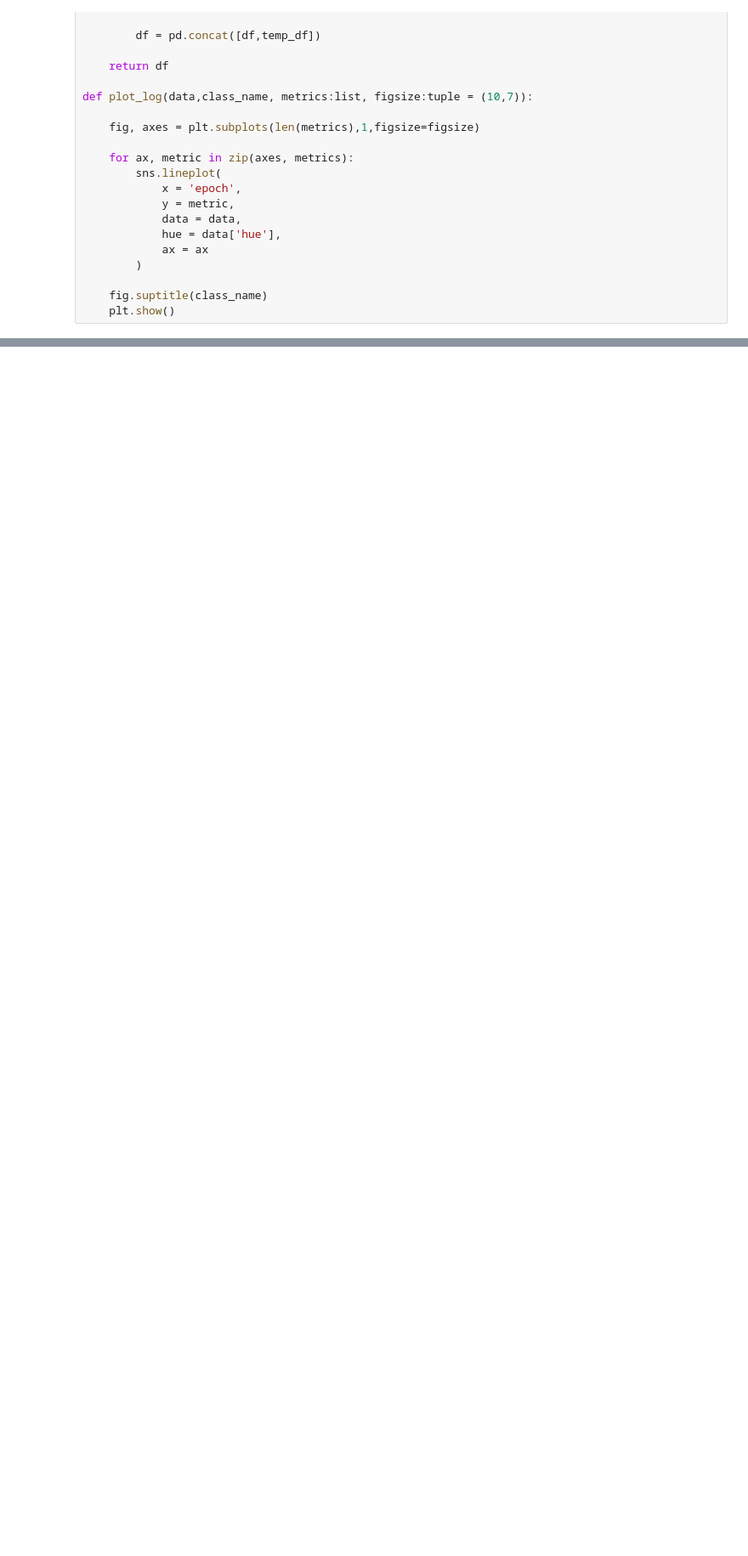
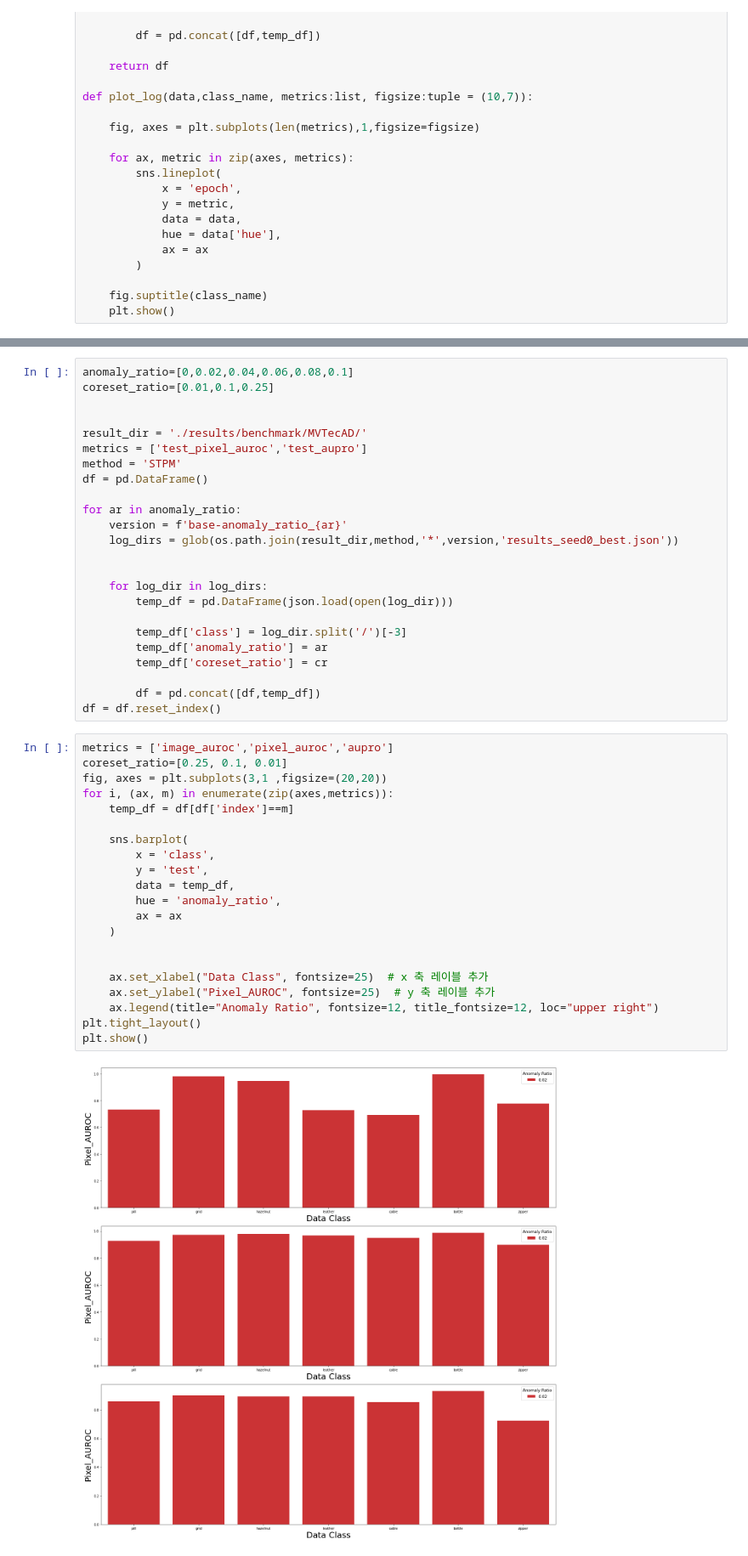
Before and after one commit to crimama/Noisy-Anomaly-Detection-for-Noise-less-train-data-, a Jupyter notebook: working_Evaluation.ipynb, the cells around one changed output, grey strips where cells are left out. Shown at 85% size. Drawn from its saved outputs; the diff is of its cells as text; blank space fills up the shorter version.

```diff
--- a/working_Evaluation.ipynb
+++ b/working_Evaluation.ipynb
@@ -55 +48,48 @@ plot_log(df,class_name, metrics)
+# %%
+anomaly_ratio=[0,0.02,0.04,0.06,0.08,0.1]
+coreset_ratio=[0.01,0.1,0.25]
+
+
+result_dir = './results/benchmark/MVTecAD/'
+metrics = ['test_pixel_auroc','test_aupro']
+method = 'STPM'
+df = pd.DataFrame()
+
+for ar in anomaly_ratio:
+    version = f'base-anomaly_ratio_{ar}'
+    log_dirs = glob(os.path.join(result_dir,method,'*',version,'results_seed0_best.json'))
+
+
+    for log_dir in log_dirs:
+        temp_df = pd.DataFrame(json.load(open(log_dir)))
+
+        temp_df['class'] = log_dir.split('/')[-3]
+        temp_df['anomaly_ratio'] = ar
+        temp_df['coreset_ratio'] = cr
+
+        df = pd.concat([df,temp_df])
+df = df.reset_index()
+# %%
+metrics = ['image_auroc','pixel_auroc','aupro']
+coreset_ratio=[0.25, 0.1, 0.01]
+fig, axes = plt.subplots(3,1 ,figsize=(20,20))
+for i, (ax, m) in enumerate(zip(axes,metrics)):
+    temp_df = df[df['index']==m]
+
+    sns.barplot(
+        x = 'class',
+        y = 'test',
+        data = temp_df,
+        hue = 'anomaly_ratio',
+        ax = ax
+    )
+
+
+    ax.set_xlabel("Data Class", fontsize=25)  # x 축 레이블 추가
+    ax.set_ylabel("Pixel_AUROC", fontsize=25)  # y 축 레이블 추가
+    ax.legend(title="Anomaly Ratio", fontsize=12, title_fontsize=12, loc="upper right")
+plt.tight_layout()
+plt.show()
+# %% [output]
+[figure, added]
 # %% [markdown]
```
Also changed, not shown: parts of 16 cells of this notebook.
